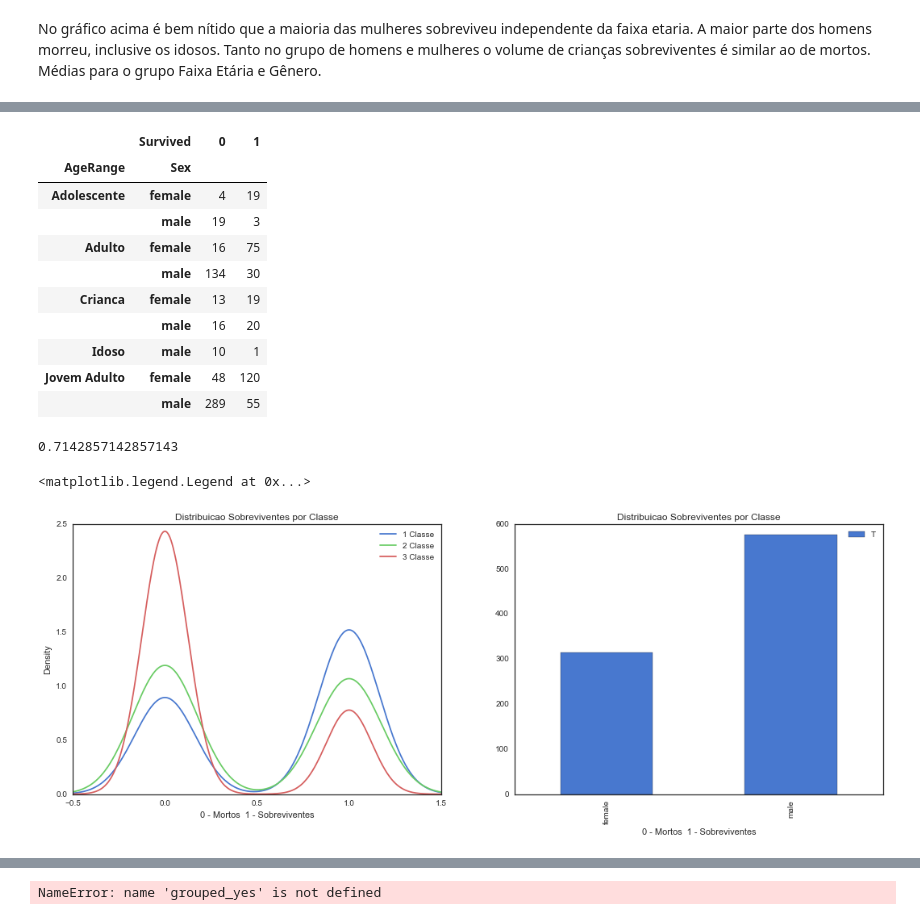
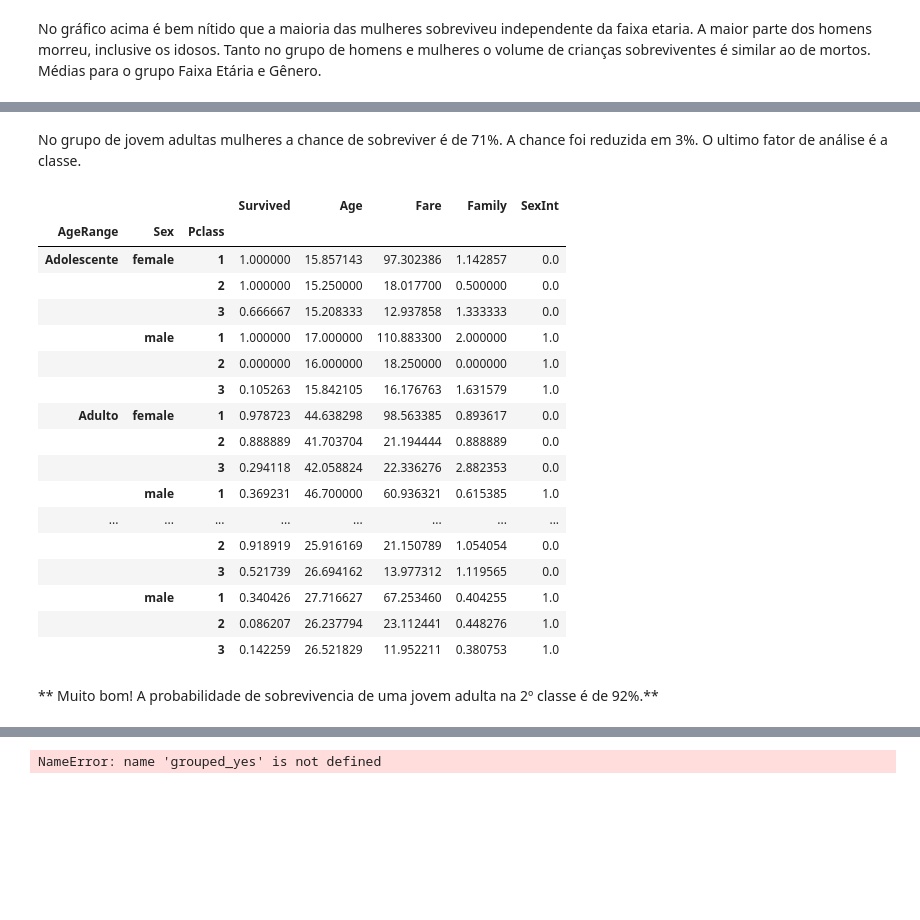
Before and after one commit to liebycardoso/Data_Analysis, a Jupyter notebook: Titanic.ipynb, the cells around one changed output, grey strips where cells are left out. Cells and saved outputs as stored; diff of their text form; code cells hidden in the pictures; blank space fills up the shorter version.

```diff
--- a/Titanic.ipynb
+++ b/Titanic.ipynb
@@ -495,45 +563,24 @@ No gráfico acima é bem nítido que a maioria das mulheres sobreviveu independe
+# %% [markdown]
+No grupo de jovem adultas mulheres a chance de sobreviver é de 71%. A chance foi reduzida em 3%. O ultimo fator de análise é a classe.
 # %%
-faixa_etaria_genero = titanic_df.groupby(['AgeRange','Sex','Survived']).count()['Age']
-faixa_etaria_genero.unstack().fillna(0)
-# faixa_etaria_genero.loc['Jovem Adulto','female']
+faixa_etaria_genero = titanic_df.groupby(['AgeRange','Sex','Pclass']).mean()
+faixa_etaria_genero
 # %% [output]
-|  | Survived | 0 | 1 |
-| AgeRange | Sex |  |  |
-| Adolescente | female | 4 | 19 |
-|  | male | 19 | 3 |
-| Adulto | female | 16 | 75 |
-|  | male | 134 | 30 |
-| Crianca | female | 13 | 19 |
-|  | male | 16 | 20 |
-| Idoso | male | 10 | 1 |
-| Jovem Adulto | female | 48 | 120 |
-|  | male | 289 | 55 |
+|  |  |  | Survived | Age | Fare | Family | SexInt |
+| AgeRange | Sex | Pclass |  |  |  |  |  |
+| Adolescente | female | 1 | 1.000000 | 15.857143 | 97.302386 | 1.142857 | 0.0 |
+|  |  | 2 | 1.000000 | 15.250000 | 18.017700 | 0.500000 | 0.0 |
+|  |  | 3 | 0.666667 | 15.208333 | 12.937858 | 1.333333 | 0.0 |
+|  | male | 1 | 1.000000 | 17.000000 | 110.883300 | 2.000000 | 1.0 |
+|  |  | 2 | 0.000000 | 16.000000 | 18.250000 | 0.000000 | 1.0 |
+|  |  | 3 | 0.105263 | 15.842105 | 16.176763 | 1.631579 | 1.0 |
+| Adulto | female | 1 | 0.978723 | 44.638298 | 98.563385 | 0.893617 | 0.0 |
+|  |  | 2 | 0.888889 | 41.703704 | 21.194444 | 0.888889 | 0.0 |
+|  |  | 3 | 0.294118 | 42.058824 | 22.336276 | 2.882353 | 0.0 |
+|  | male | 1 | 0.369231 | 46.700000 | 60.936321 | 0.615385 | 1.0 |
+| ... | ... | ... | ... | ... | ... | ... | ... |
+|  |  | 2 | 0.918919 | 25.916169 | 21.150789 | 1.054054 | 0.0 |
+|  |  | 3 | 0.521739 | 26.694162 | 13.977312 | 1.119565 | 0.0 |
+|  | male | 1 | 0.340426 | 27.716627 | 67.253460 | 0.404255 | 1.0 |
+|  |  | 2 | 0.086207 | 26.237794 | 23.112441 | 0.448276 | 1.0 |
+|  |  | 3 | 0.142259 | 26.521829 | 11.952211 | 0.380753 | 1.0 |
-# %%
-faixa_etaria_genero.loc['Jovem Adulto','female'][1]/float(faixa_etaria_genero.loc['Jovem Adulto','female'].sum())
-# %% [output]
-0.7142857142857143
-# %%
-fig = plt.figure(figsize=(18,6), dpi=1600)
-# tentar subplot com sb
-# Cria o subplot1
-ax1 = plt.subplot(1,2,1)
-# Imprime gráfico com a densidade de sobreviventes por classe
-titanic_df.groupby('Pclass').Survived.plot.kde()
-
-# Define o label do eixo de x
-plt.xlabel("0 - Mortos  1 - Sobreviventes")
-# Define o título do gráfico
-plt.title("Distribuicao Sobreviventes por Classe")
-# Define a legenda
-plt.legend(('1 Classe', '2 Classe','3 Classe'),loc='best')
-
-# Cria o subplot2
-ax2 = plt.subplot(1,2,2)
-# Imprime gráfico com a densidade de sobreviventes por classe
-#titanic_df.groupby('Survived').Sex.plot.kde()
-titanic_df.groupby('Sex').count()['Survived'].plot.bar()
-# Define o título do gráfico
-plt.title("Sobreviventes por genero")
-# %% [output]
-<matplotlib.legend.Legend at 0x...>
-[figure, removed]
@@ -555,0 +587,2 @@ plt.ylabel('Idade')
+# %% [markdown]
+** Muito bom! A probabilidade de sobrevivencia de uma jovem adulta na 2º classe é de 92%.**
```
Also changed, not shown: parts of 10 cells of this notebook.
